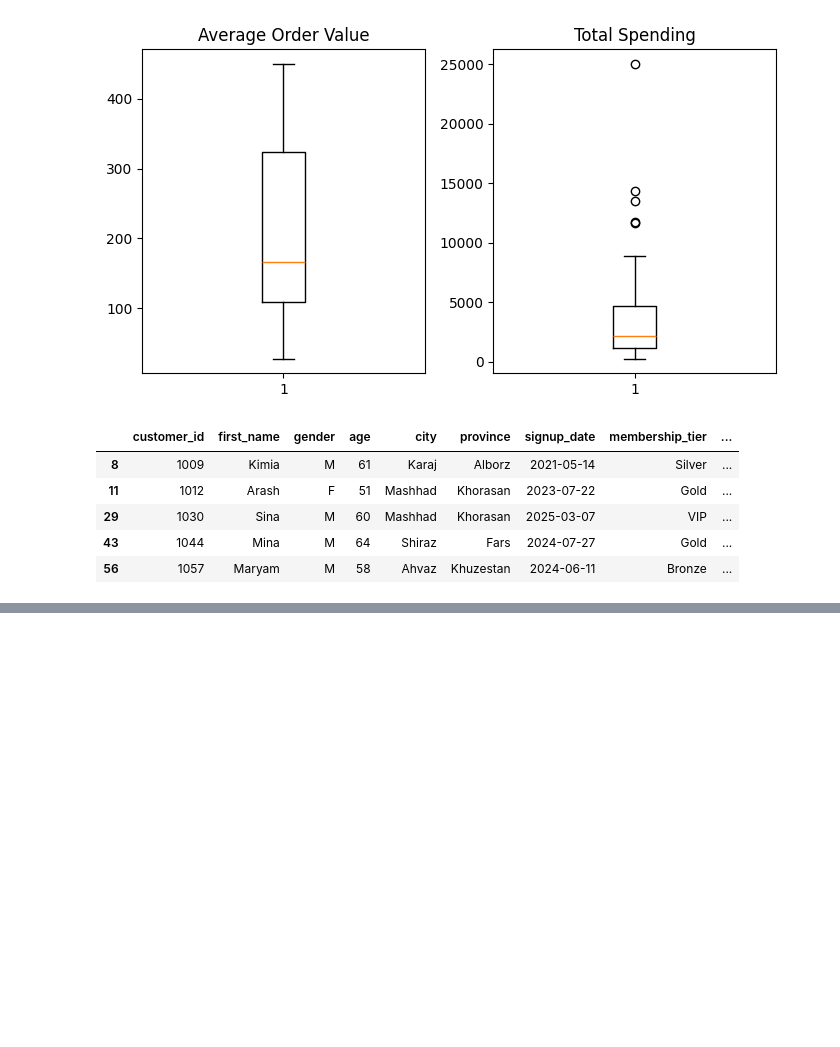
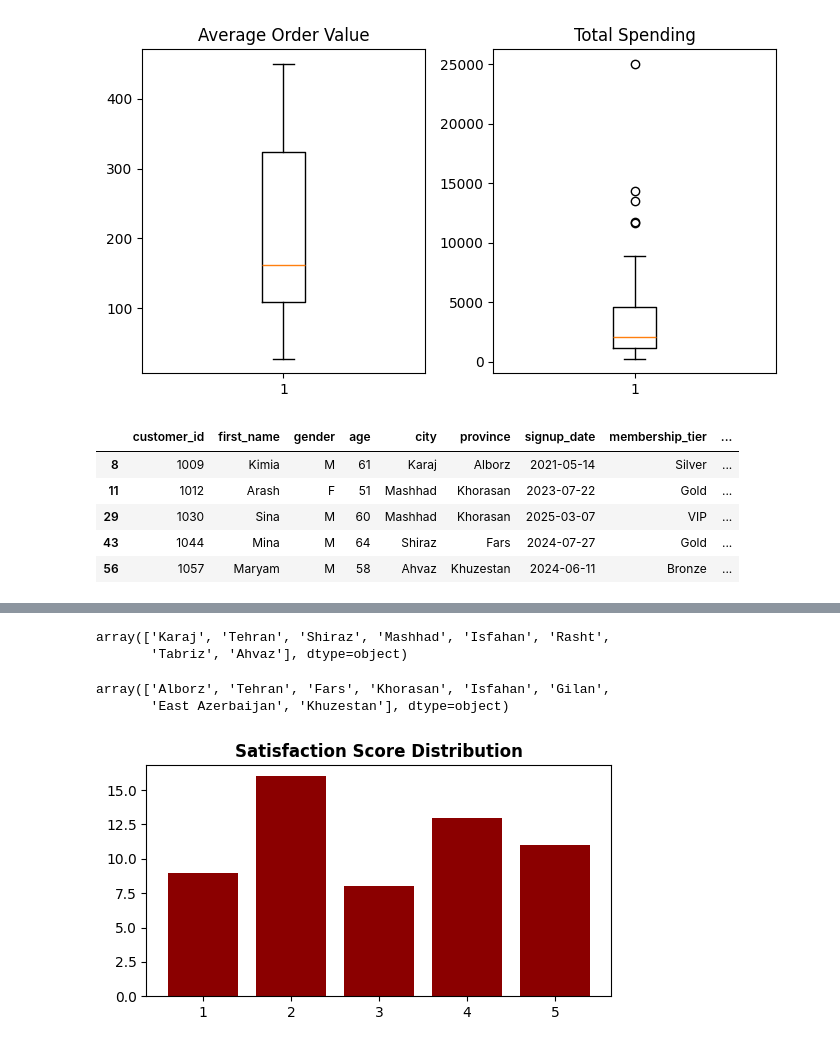
Before and after one commit to Fatemenamdar20/project-01-data-cleaning-fatemenamdarlo, a Jupyter notebook: data_cleaning.ipynb, the cells around one changed output, grey strips where cells are left out. Cells and saved outputs as stored; diff of their text form; code cells hidden in the pictures; blank space fills up the shorter version.

```diff
--- a/data_cleaning.ipynb
+++ b/data_cleaning.ipynb
@@ -250,0 +253,20 @@ plt.show()
+# %%
+df["discount_used"] = df["discount_used"].map({"Yes":1, "No":0})
+# %%
+df["city"].unique()
+# %% [output]
+array(['Karaj', 'Tehran', 'Shiraz', 'Mashhad', 'Isfahan', 'Rasht',
+       'Tabriz', 'Ahvaz'], dtype=object)
+# %%
+df["province"].unique()
+# %% [output]
+array(['Alborz', 'Tehran', 'Fars', 'Khorasan', 'Isfahan', 'Gilan',
+       'East Azerbaijan', 'Khuzestan'], dtype=object)
+# %%
+plt.figure(figsize=(6,3))
+s = df["satisfaction_score"].value_counts()
+plt.bar(s.index, s, color="darkred")
+plt.title("Satisfaction Score Distribution", fontweight="bold")
+plt.show()
+# %% [output]
+[figure, added]
```
Also changed, not shown: parts of 12 cells of this notebook, 1 other file.
